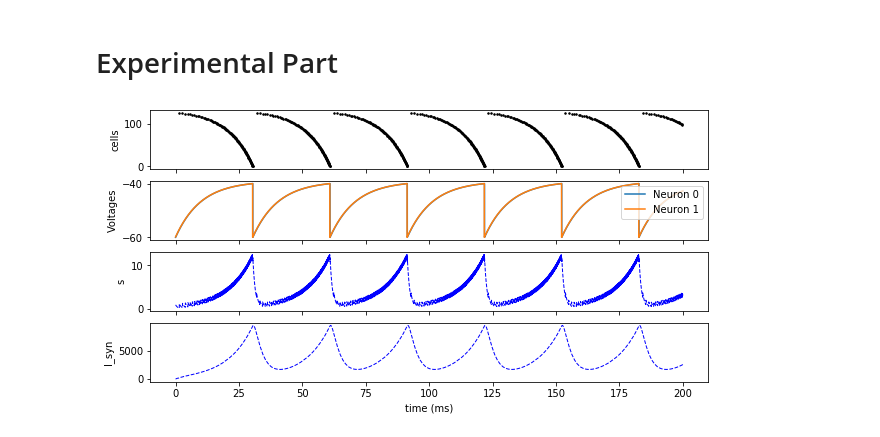
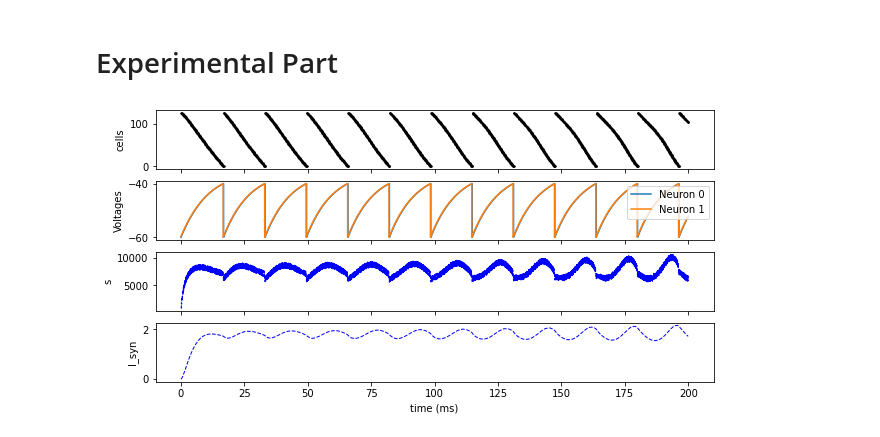
Before and after one commit to Fabio752/FYP, a Jupyter notebook: FYP.ipynb, the cells around one changed output. Cells and saved outputs as stored; diff of their text form; code cells hidden in the pictures.

```diff
--- a/FYP.ipynb
+++ b/FYP.ipynb
@@ -142,16 +149,16 @@ def nice_plot(sp_m, st_m, neuron_idxs, plot_voltages=True):
 # %%
 
 # Parameters
-N     =     128                           # number of neurons
-gl    =     0.1   * 10e-6                 # conductance of the voltage-independent leak current
-Vl    =     -60   *       mV              # reversal potential of the voltage-independent leak current
-# C     =       1   *       ufarad        # membrane capacitance
-tau   =     10    *       ms              # passive membrane time constant
-theta =     -40   *       mV              # membrane potential threshold
-tau1  =       3   *       ms
-tau2  =       1   *       ms
-#I0    =    2.3    *     uvolt            # Does not work at all
-I_syn_bar = 0.78   * 10e-6
+N        =     128                           # number of neurons
+gl       =     0.1   *    mS / cm**2         # conductance of the voltage-independent leak current
+Vl       =     -60   *       mV              # reversal potential of the voltage-independent leak current
+C        =       1   *  ufarad / cm**2       # membrane capacitance
+tau      =     10    *       ms              # passive membrane time constant
+theta    =     -40   *       mV              # membrane potential threshold
+tau1     =       3   *       ms
+tau2     =       1   *       ms
+I0       =    2.3    *     uA / cm**2        # I0 / C -> get 2.3 kHz, time that by tau to get 23 mvolts.
+I_syn_bar =    0.3   *     uA / cm**2
 
 
 # FOR INITIAL CONDITION
@@ -177,44 +188,47 @@ dI_syn/dt = (k*s - I_syn)/tau1 : volt
 ds/dt = -s/tau2 : volt
 '''
 # %%
+'''
+    set the value of s so that f(t) integrated is 1.
+'''
+
 start_scope()
 defaultclock.dt = 0.01 * ms
 runtime = 200 * ms
-#I0    =    .78 * uvolt
-I0    =    21 * mvolt # Manually found
-
 
 ########### NEURONS #######################
 G = NeuronGroup(N, eqs_with_Ibar, threshold='V > theta', reset='V = Vl', method='exact')
+#G = NeuronGroup(N, eqs, threshold='V > theta', reset='V = Vl', method='exact')
+
 G.V = -60 * mV
-G.s = 1 * mvolt
+G.s = 1
+
 ########### SYNAPSES #######################
-S = Synapses(G, G, 'w = 1 * mvolt : volt', on_pre= "s += w")
+S = Synapses(G, G, on_pre= "s += 1")
 
 ## Connect
 S.connect(condition='i!=j')
-#S.connect(i=0, j=1)
 
 # INIT.
 for idx in range(N):
-    curr_V0 = tau/second * I0 + (Vl - (tau/second) * I0) * exp((-c * idx * T) / (N * tau)) # FROM PREPRINT PAPER
+    #curr_V0 = tau/second * I0 + (Vl - (tau/second) * I0) * exp((-c * idx * T) / (N * tau)) # FROM PREPRINT PAPER
     curr_V0 = Vl + I0/gl * (1 - exp(-c * (idx * T)/(N * tau))) # FROM FINAL PAPER
     G.V[idx] = curr_V0
 
 
 # MONITORS
 sp_m = b2.SpikeMonitor(G)
 
 st_m = b2.StateMonitor(G,["V", "I_syn", "s"],record=True)
 
 net = b2.Network(G)
 net.add(sp_m)
 net.add(S)
 net.add(st_m)
 
 b2.run(runtime)
 
 neuron_idxs = [0, 1]
 nice_plot(sp_m, st_m, neuron_idxs)
 # %% [output]
-[figure, old version]
+[figure, new version]
```
Also changed, not shown: parts of 2 cells of this notebook.
